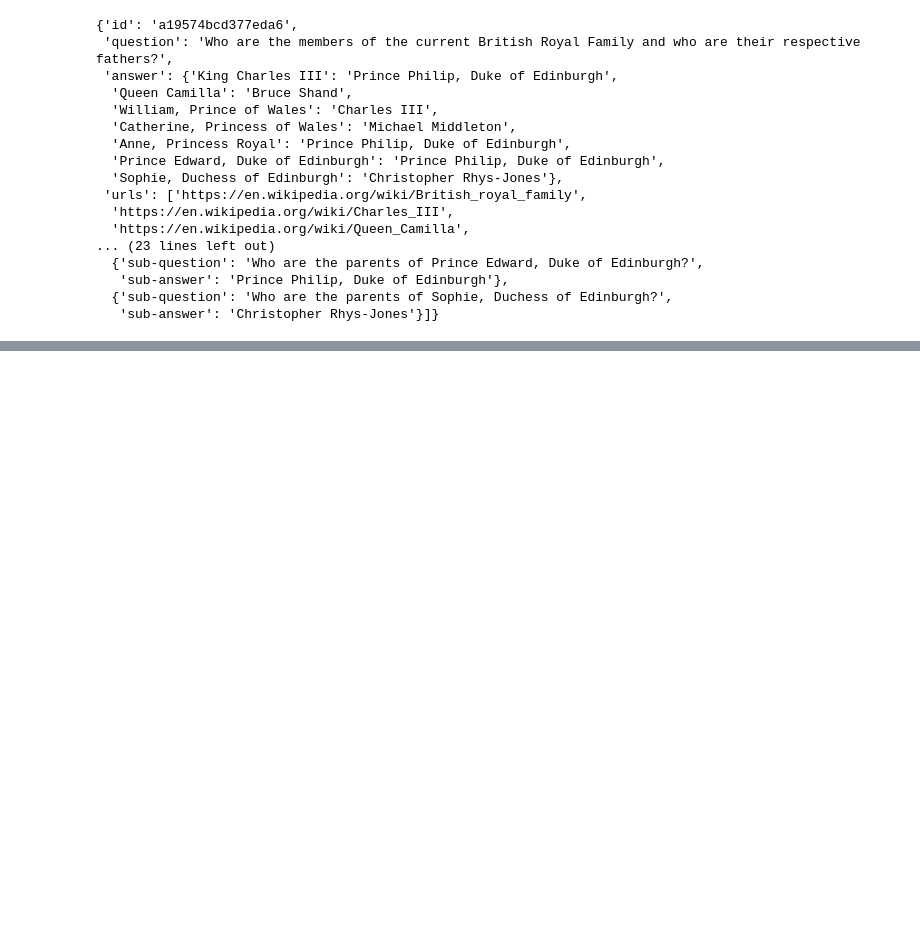
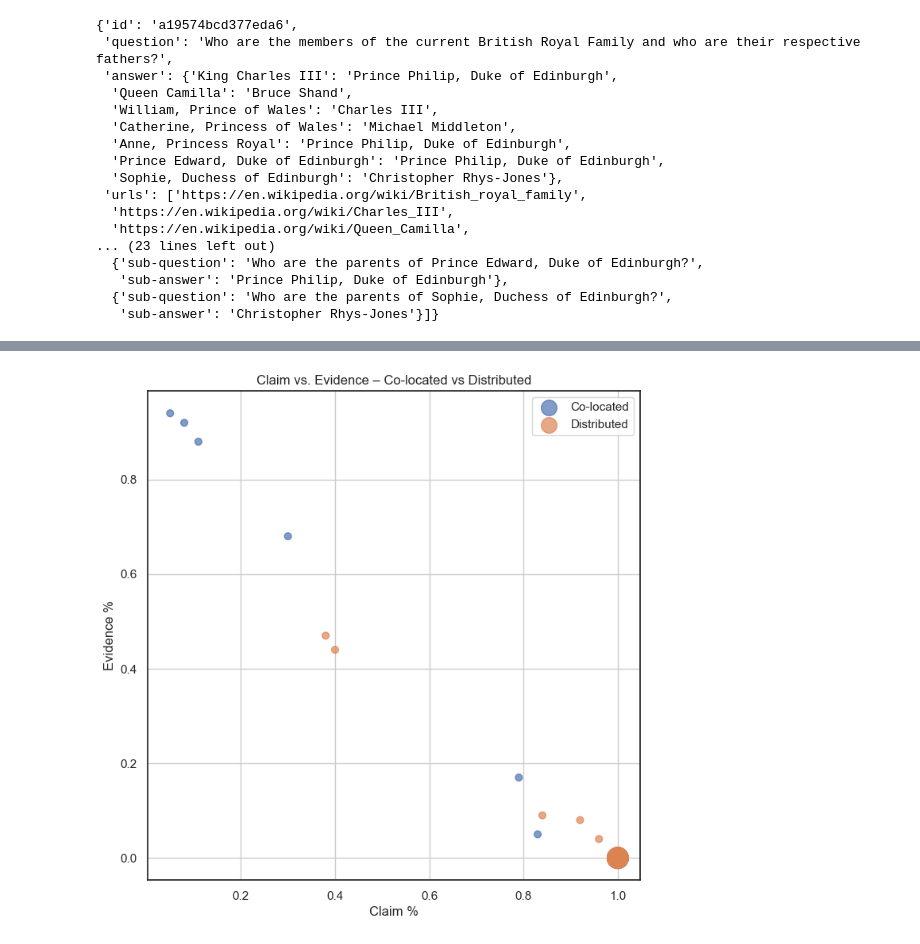
Before and after one commit to danielhk753/CLECK, a Jupyter notebook: notebooks/create_dataset.ipynb, the cells around one changed output, grey strips where cells are left out. Cells and saved outputs as stored; diff of their text form; code cells hidden in the pictures; blank space fills up the shorter version.

Commit message:
finished first try for automation process + evaluation.

```diff
--- a/notebooks/create_dataset.ipynb
+++ b/notebooks/create_dataset.ipynb
@@ -87,4 +117,4 @@ new_dat
 # %%
-from knowledge_maze.create_dataset.create_paragraphs import create_all_paragraphs
+from knowledge_maze.create_dataset.create_distractors import add_distractors
 
-new_dat_par = await create_all_paragraphs(new_dat)
+final_db = add_distractors(new_dat_par)
@@ -231,0 +143,3 @@ These are the facts:
+# %%
+from knowledge_maze.evaluation.fanout_eval import get_final_eval
+res = await get_final_eval(random.sample(final_db, 10))
@@ -231,0 +172,5 @@ These are the facts:
+# %%
+from knowledge_maze.evaluation.fanout_eval_visual import run_full_evaluation, plot_claim_vs_evidence_two_sets, prepare_dataframe
+plot_claim_vs_evidence_two_sets(prepare_dataframe(res[0]), prepare_dataframe(res[1]))
+# %% [output]
+[figure, added]
```
Also changed, not shown: parts of 28 cells of this notebook, 10 other files.
